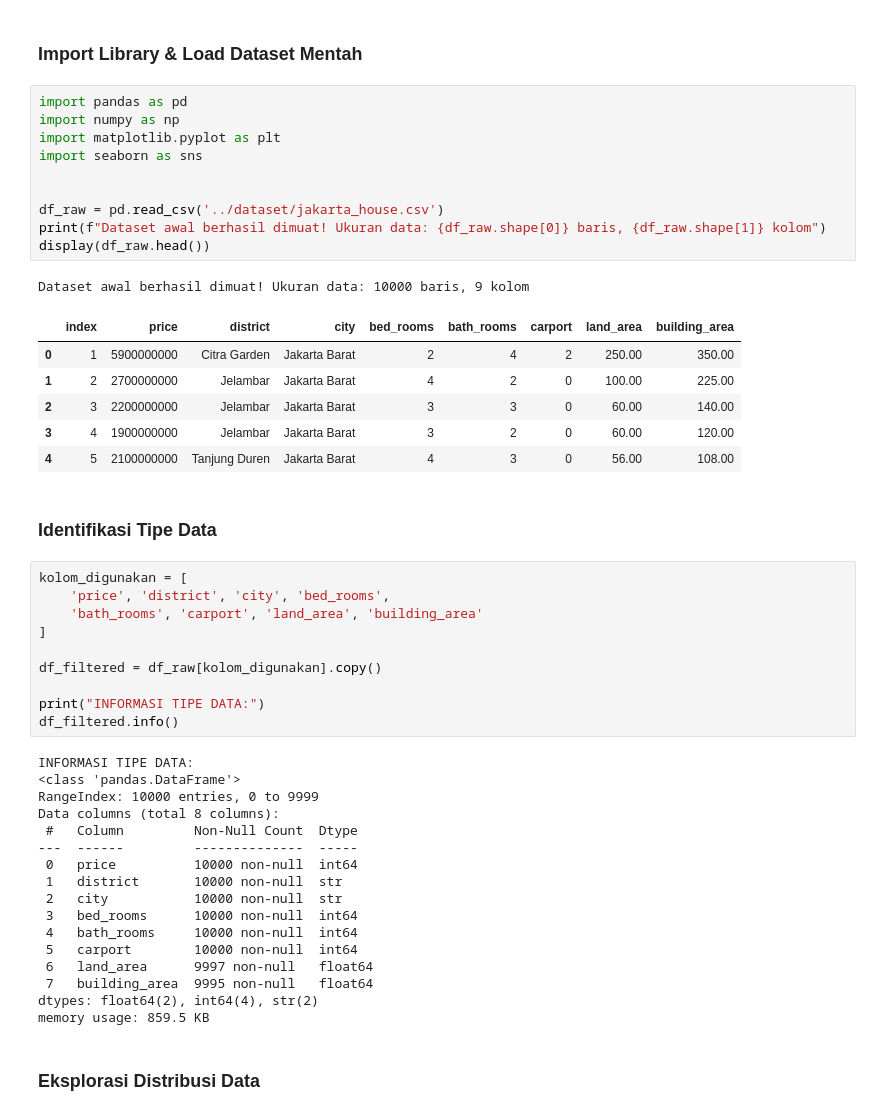
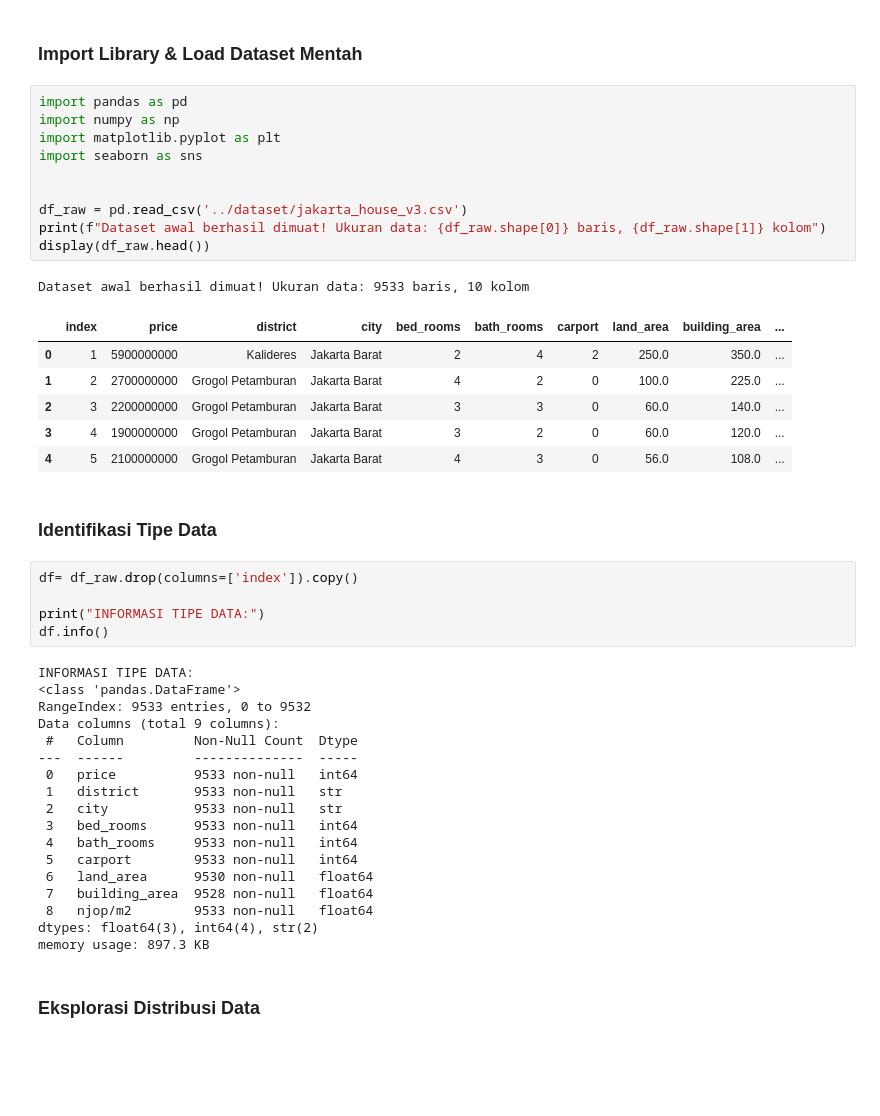
Before and after one commit to TI3G-PBL-House-Price/ml-model-testing, a Jupyter notebook: preprocessing/01_data_understanding.ipynb, the cells around one changed output. Saved outputs shown, nothing was run; the diff lists cells and outputs as text; blank space fills up the shorter version.

```diff
--- a/preprocessing/01_data_understanding.ipynb
+++ b/preprocessing/01_data_understanding.ipynb
@@ -3,50 +3,46 @@
 # %%
 import pandas as pd
 import numpy as np
 import matplotlib.pyplot as plt
 import seaborn as sns
 
 
-df_raw = pd.read_csv('../dataset/jakarta_house.csv')
+df_raw = pd.read_csv('../dataset/jakarta_house_v3.csv')
 print(f"Dataset awal berhasil dimuat! Ukuran data: {df_raw.shape[0]} baris, {df_raw.shape[1]} kolom")
 display(df_raw.head())
 # %% [output]
-Dataset awal berhasil dimuat! Ukuran data: 10000 baris, 9 kolom
+Dataset awal berhasil dimuat! Ukuran data: 9533 baris, 10 kolom
-|  | index | price | district | city | bed_rooms | bath_rooms | carport | land_area | building_area |
-| 0 | 1 | 5900000000 | Citra Garden | Jakarta Barat | 2 | 4 | 2 | 250.00 | 350.00 |
-| 1 | 2 | 2700000000 | Jelambar | Jakarta Barat | 4 | 2 | 0 | 100.00 | 225.00 |
-| 2 | 3 | 2200000000 | Jelambar | Jakarta Barat | 3 | 3 | 0 | 60.00 | 140.00 |
-| 3 | 4 | 1900000000 | Jelambar | Jakarta Barat | 3 | 2 | 0 | 60.00 | 120.00 |
-| 4 | 5 | 2100000000 | Tanjung Duren | Jakarta Barat | 4 | 3 | 0 | 56.00 | 108.00 |
+|  | index | price | district | city | bed_rooms | bath_rooms | carport | land_area | building_area | ... |
+| 0 | 1 | 5900000000 | Kalideres | Jakarta Barat | 2 | 4 | 2 | 250.0 | 350.0 | ... |
+| 1 | 2 | 2700000000 | Grogol Petamburan | Jakarta Barat | 4 | 2 | 0 | 100.0 | 225.0 | ... |
+| 2 | 3 | 2200000000 | Grogol Petamburan | Jakarta Barat | 3 | 3 | 0 | 60.0 | 140.0 | ... |
+| 3 | 4 | 1900000000 | Grogol Petamburan | Jakarta Barat | 3 | 2 | 0 | 60.0 | 120.0 | ... |
+| 4 | 5 | 2100000000 | Grogol Petamburan | Jakarta Barat | 4 | 3 | 0 | 56.0 | 108.0 | ... |
 # %% [markdown]
 ### Identifikasi Tipe Data
 # %%
-kolom_digunakan = [
-    'price', 'district', 'city', 'bed_rooms',
-    'bath_rooms', 'carport', 'land_area', 'building_area'
-]
-
-df_filtered = df_raw[kolom_digunakan].copy()
+df= df_raw.drop(columns=['index']).copy()
 
 print("INFORMASI TIPE DATA:")
-df_filtered.info()
+df.info()
 # %% [output]
 INFORMASI TIPE DATA:
 <class 'pandas.DataFrame'>
-RangeIndex: 10000 entries, 0 to 9999
-Data columns (total 8 columns):
+RangeIndex: 9533 entries, 0 to 9532
+Data columns (total 9 columns):
  #   Column         Non-Null Count  Dtype
 ---  ------         --------------  -----
- 0   price          10000 non-null  int64
- 1   district       10000 non-null  str
- 2   city           10000 non-null  str
- 3   bed_rooms      10000 non-null  int64
- 4   bath_rooms     10000 non-null  int64
- 5   carport        10000 non-null  int64
- 6   land_area      9997 non-null   float64
- 7   building_area  9995 non-null   float64
-dtypes: float64(2), int64(4), str(2)
-memory usage: 859.5 KB
+ 0   price          9533 non-null   int64
+ 1   district       9533 non-null   str
+ 2   city           9533 non-null   str
+ 3   bed_rooms      9533 non-null   int64
+ 4   bath_rooms     9533 non-null   int64
+ 5   carport        9533 non-null   int64
+ 6   land_area      9530 non-null   float64
+ 7   building_area  9528 non-null   float64
+ 8   njop/m2        9533 non-null   float64
+dtypes: float64(3), int64(4), str(2)
+memory usage: 897.3 KB
 # %% [markdown]
 ### Eksplorasi Distribusi Data
 # %%
```
Also changed, not shown: parts of 5 cells of this notebook, 11 other files.
